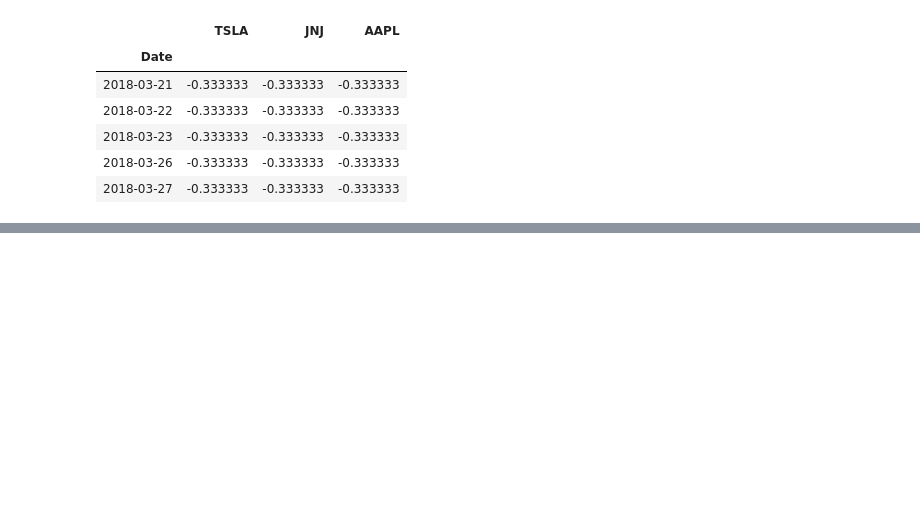
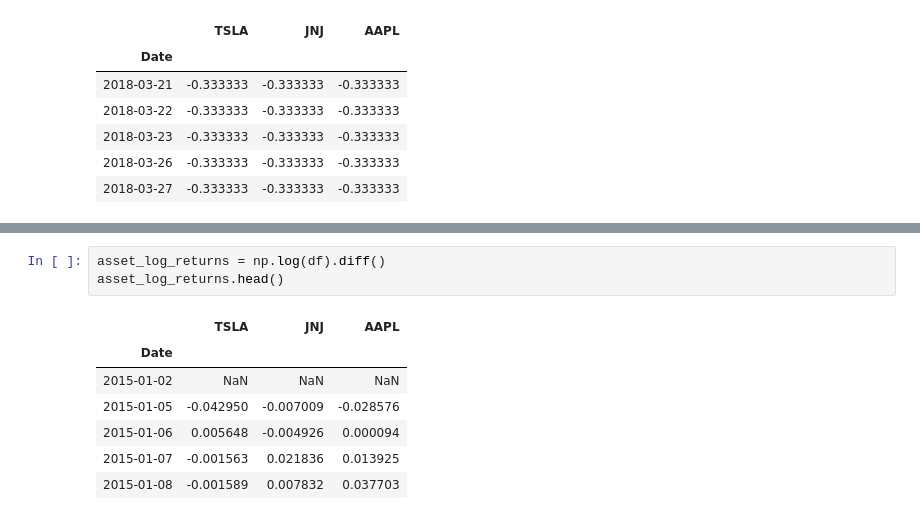
Before and after one commit to andrewcole33/moving_avg_trading, a Jupyter notebook: EMA.ipynb, the cells around one changed output, grey strips where cells are left out. Drawn from its saved outputs; the diff is of its cells as text; blank space fills up the shorter version.

```diff
--- a/EMA.ipynb
+++ b/EMA.ipynb
@@ -86,0 +106,11 @@ trade_positions.tail()
+# %%
+asset_log_returns = np.log(df).diff()
+asset_log_returns.head()
+# %% [output]
+|  | TSLA | JNJ | AAPL |
+| Date |  |  |  |
+| 2015-01-02 | NaN | NaN | NaN |
+| 2015-01-05 | -0.042950 | -0.007009 | -0.028576 |
+| 2015-01-06 | 0.005648 | -0.004926 | 0.000094 |
+| 2015-01-07 | -0.001563 | 0.021836 | 0.013925 |
+| 2015-01-08 | -0.001589 | 0.007832 | 0.037703 |
```
Also changed, not shown: parts of 8 cells of this notebook.
